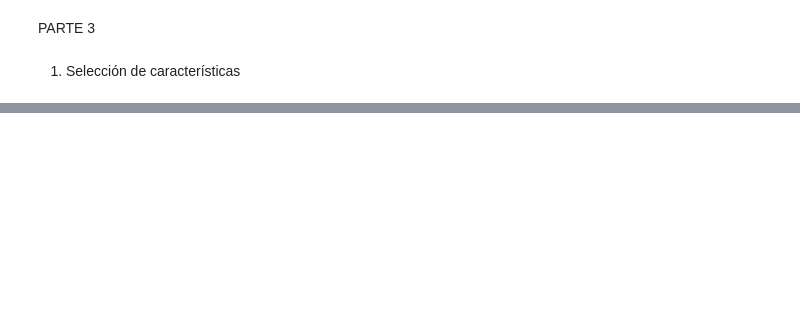
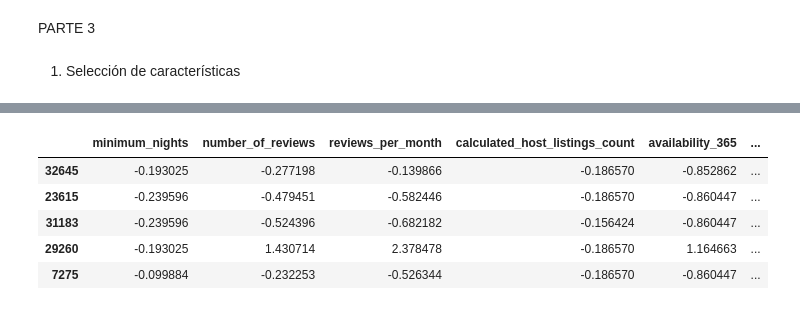
Before and after one commit to 4GeeksAcademy/machine-learning-python-template_melissahm, a Jupyter notebook: src/explore.ipynb, the cells around one changed output, grey strips where cells are left out. Saved outputs shown, nothing was run; the diff lists cells and outputs as text; code cells hidden in the pictures; blank space fills up the shorter version.

```diff
--- a/src/explore.ipynb
+++ b/src/explore.ipynb
@@ -884,0 +927,16 @@ Se realizaron agrupaciones por partes de dos variables, price y host_listings_co
+# %%
+from sklearn.preprocessing import StandardScaler
+# instancio el escalador
+scaler = StandardScaler()
+
+# entreno el escalador con los datos de entrenamiento
+scaler.fit(X_train[num_variables])
+
+# aplico el escalador en amhos
+X_train_num_scal = scaler.transform(X_train[num_variables])
+X_train_num_scal = pd.DataFrame(X_train_num_scal, index = X_train.index, columns = num_variables)
+
+X_test_num_scal = scaler.transform(X_test[num_variables])
+X_test_num_scal = pd.DataFrame(X_test_num_scal, index = X_test.index, columns = num_variables)
+
+X_train_num_scal.head()
@@ -884,0 +996,17 @@ Se realizaron agrupaciones por partes de dos variables, price y host_listings_co
+# %%
+cat_variables = ["room_type", "neighbourhood_group","mayores_host"]
+# %%
+# instancio el encoder
+onehot_encoder = OneHotEncoder(sparse_output=False)
+
+# entreno el encoder con los datos de entrenamiento
+onehot_encoder.fit(X_train[cat_variables])
+
+# aplico el encoder en amhos
+X_train_cat_ohe = onehot_encoder.transform(X_train[cat_variables])
+X_train_cat_ohe = pd.DataFrame(X_train_cat_ohe, index = X_train.index, columns=onehot_encoder.get_feature_names_out(cat_variables))
+
+X_test_cat_ohe = onehot_encoder.transform(X_test[cat_variables])
+X_test_cat_ohe = pd.DataFrame(X_test_cat_ohe, index = X_test.index, columns=onehot_encoder.get_feature_names_out(cat_variables))
+
+X_train_cat_ohe.head()
@@ -911,0 +1027,13 @@ df[selected_features + ["price", "price_grupo"]].head()
+# %%
+# unificamos el dataset preprocesado hasta el momento
+X_train_final = pd.concat([X_train_num_scal, X_train_cat_ohe], axis=1)
+X_test_final = pd.concat([X_test_num_scal, X_test_cat_ohe], axis=1)
+
+X_train_final.head()
+# %% [output]
+|  | minimum_nights | number_of_reviews | reviews_per_month | calculated_host_listings_count | availability_365 | ... |
+| 32645 | -0.193025 | -0.277198 | -0.139866 | -0.186570 | -0.852862 | ... |
+| 23615 | -0.239596 | -0.479451 | -0.582446 | -0.186570 | -0.860447 | ... |
+| 31183 | -0.239596 | -0.524396 | -0.682182 | -0.156424 | -0.860447 | ... |
+| 29260 | -0.193025 | 1.430714 | 2.378478 | -0.186570 | 1.164663 | ... |
+| 7275 | -0.099884 | -0.232253 | -0.526344 | -0.186570 | -0.860447 | ... |
```
Also changed, not shown: parts of 24 cells of this notebook.
